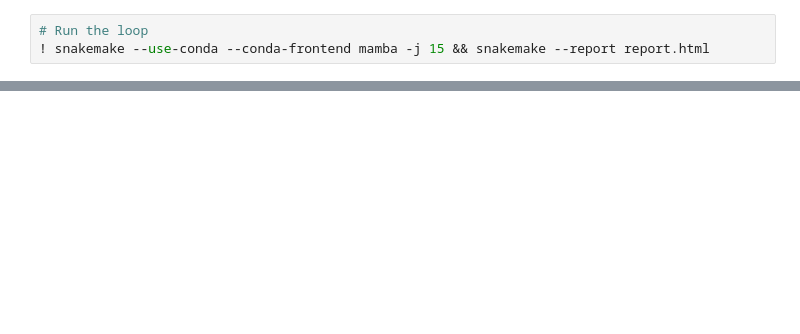
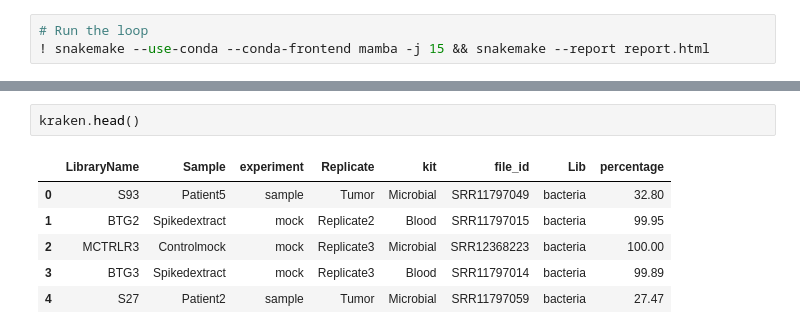
Before and after one commit to lvelosuarez/nat_com_answer_letter, a Jupyter notebook: Analysis_code.ipynb, the cells around one changed output, grey strips where cells are left out. Saved outputs shown, nothing was run; the diff lists cells and outputs as text; blank space fills up the shorter version.

```diff
--- a/Analysis_code.ipynb
+++ b/Analysis_code.ipynb
@@ -61,0 +93,9 @@ S = S.sort_values(['experiment','Sample','kit'])
+# %%
+kraken.head()
+# %% [output]
+|  | LibraryName | Sample | experiment | Replicate | kit | file_id | Lib | percentage |
+| 0 | S93 | Patient5 | sample | Tumor | Microbial | SRR11797049 | bacteria | 32.80 |
+| 1 | BTG2 | Spikedextract | mock | Replicate2 | Blood | SRR11797015 | bacteria | 99.95 |
+| 2 | MCTRLR3 | Controlmock | mock | Replicate3 | Microbial | SRR12368223 | bacteria | 100.00 |
+| 3 | BTG3 | Spikedextract | mock | Replicate3 | Blood | SRR11797014 | bacteria | 99.89 |
+| 4 | S27 | Patient2 | sample | Tumor | Microbial | SRR11797059 | bacteria | 27.47 |
```
Also changed, not shown: parts of 11 cells of this notebook, 17 other files.
